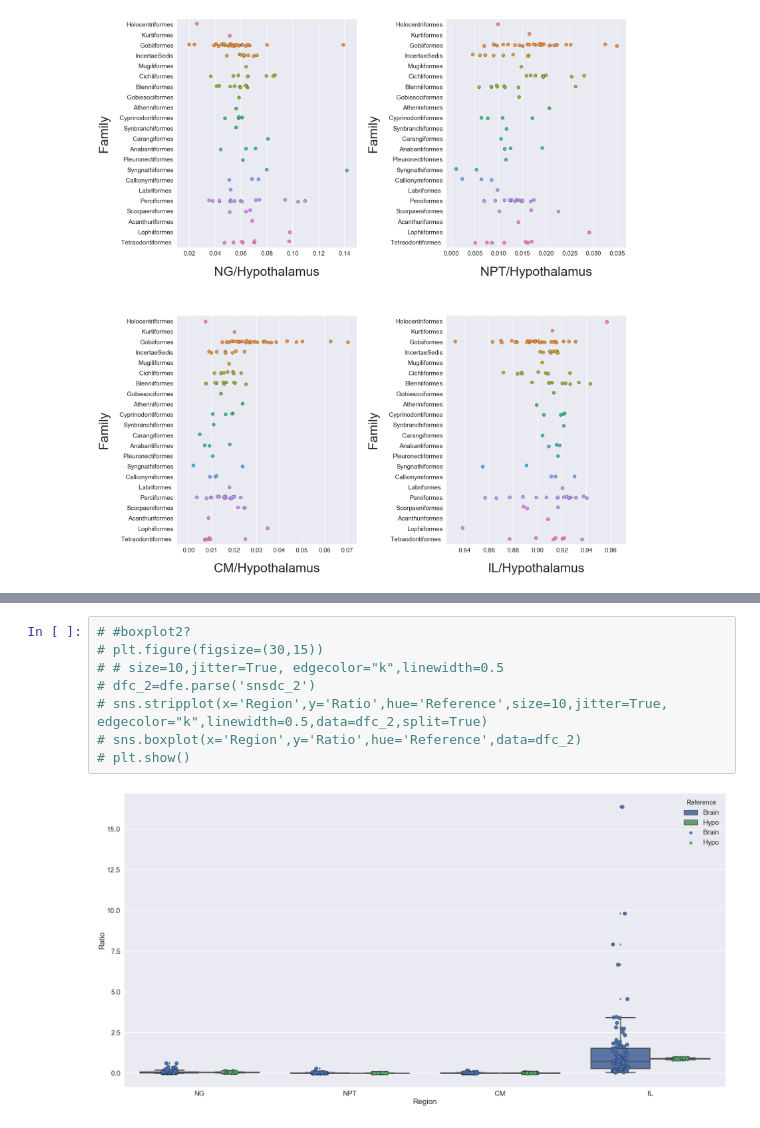
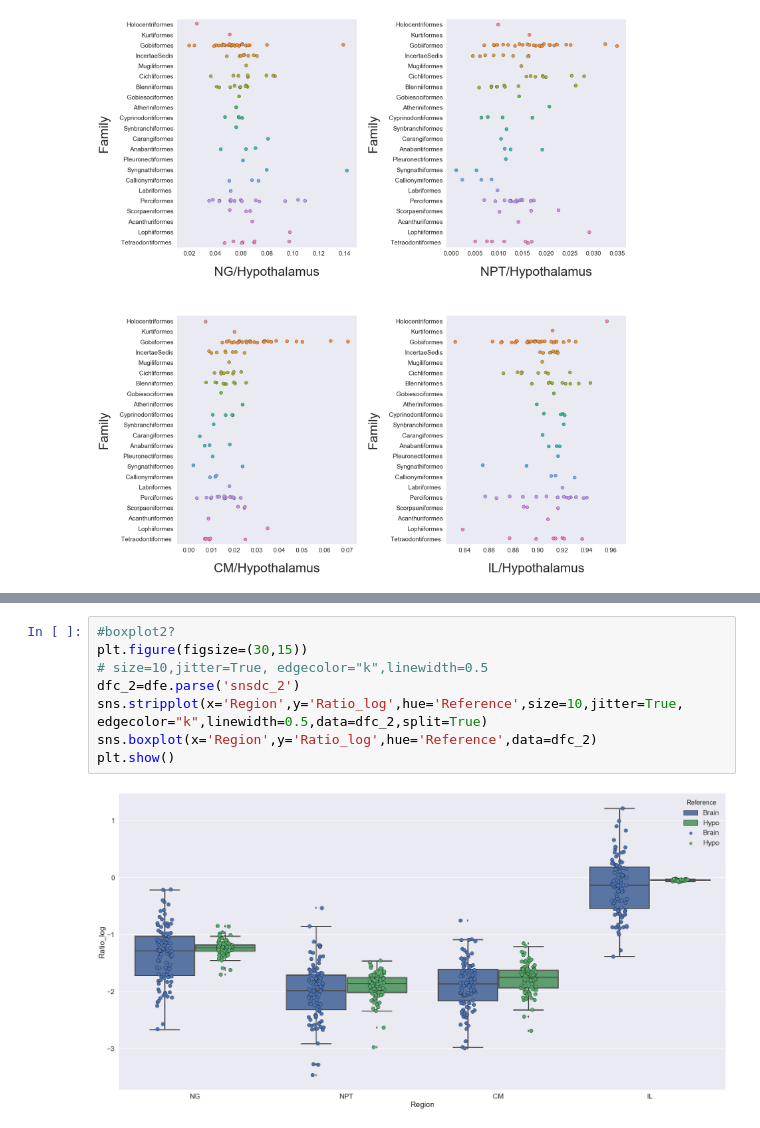
Before and after one commit to holmesjr42/Brain_morphology, a Jupyter notebook: brain_morphology_also_excel_import.ipynb, the cells around one changed output, grey strips where cells are left out. Cells and saved outputs as stored; diff of their text form.

Commit message:
Log transformation
added log transformation, and extra figures for saving images

```diff
--- a/brain_morphology_also_excel_import.ipynb
+++ b/brain_morphology_also_excel_import.ipynb
@@ -245,13 +245,13 @@ plt.show()
 # %%
-# #boxplot2?
-# plt.figure(figsize=(30,15))
-# # size=10,jitter=True, edgecolor="k",linewidth=0.5
-# dfc_2=dfe.parse('snsdc_2')
-# sns.stripplot(x='Region',y='Ratio',hue='Reference',size=10,jitter=True, edgecolor="k",linewidth=0.5,data=dfc_2,split=True)
-# sns.boxplot(x='Region',y='Ratio',hue='Reference',data=dfc_2)
-# plt.show()
+#boxplot2?
+plt.figure(figsize=(30,15))
+# size=10,jitter=True, edgecolor="k",linewidth=0.5
+dfc_2=dfe.parse('snsdc_2')
+sns.stripplot(x='Region',y='Ratio_log',hue='Reference',size=10,jitter=True, edgecolor="k",linewidth=0.5,data=dfc_2,split=True)
+sns.boxplot(x='Region',y='Ratio_log',hue='Reference',data=dfc_2)
+plt.show()
 # %% [output]
-[figure, old version]
+[figure, new version]
 # %%
 #brain_ratio
 boxesb=plt.figure(figsize=(25,30))
```
Also changed, not shown: parts of 7 cells of this notebook, 1 other file.
